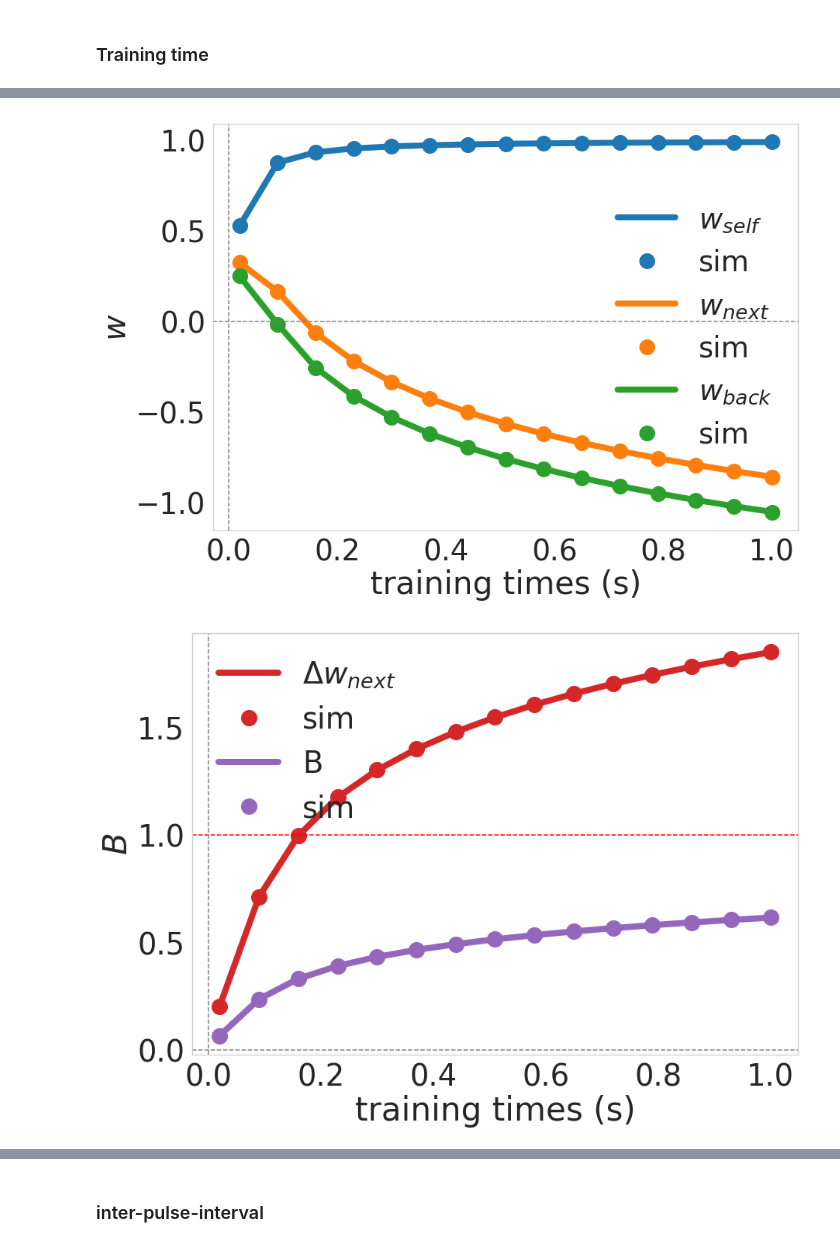
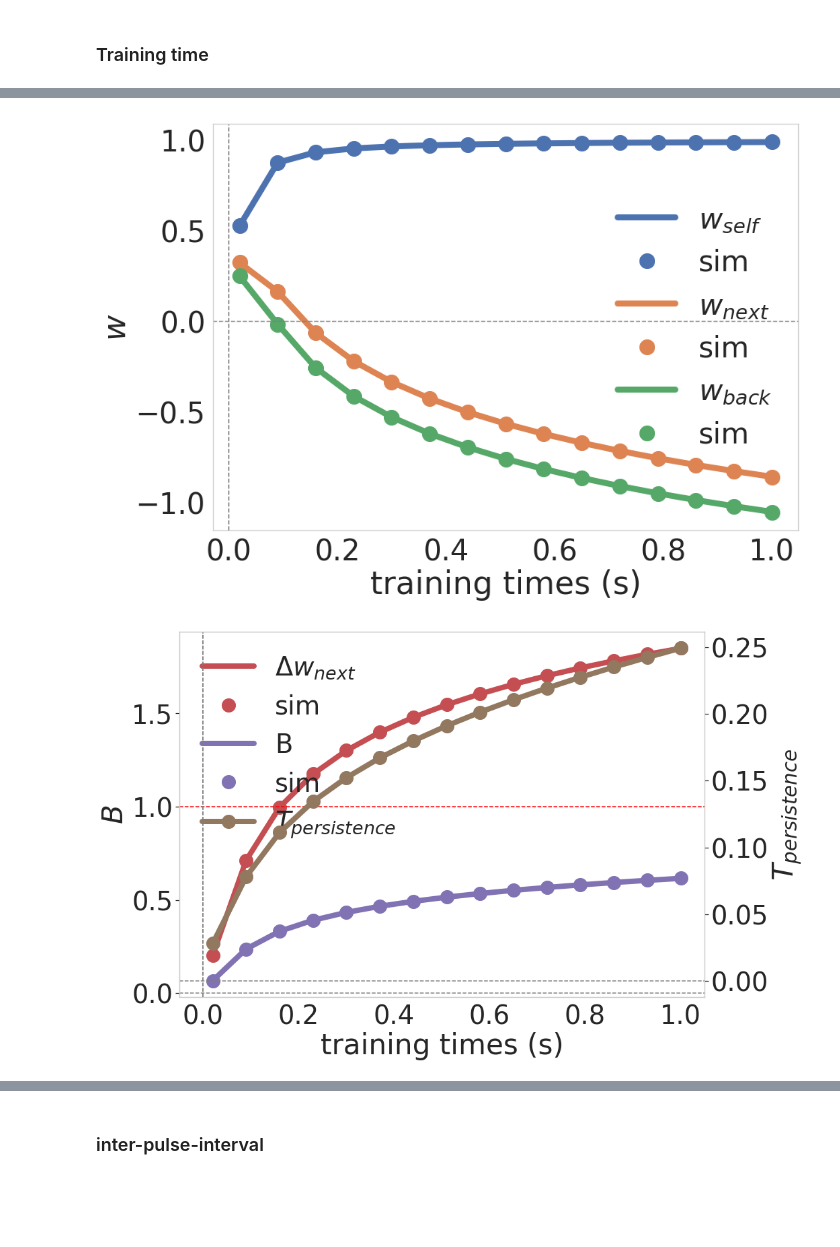
Before and after one commit to h-mayorquin/sequence_learning_paper, a Jupyter notebook: jupyter/2018-09-06(Weights with homogenous protocol graph).ipynb, the cells around one changed output, grey strips where cells are left out. Saved outputs shown, nothing was run; the diff lists cells and outputs as text; code cells hidden in the pictures; blank space fills up the shorter version.

```diff
--- a/jupyter/2018-09-06(Weights with homogenous protocol graph).ipynb
+++ b/jupyter/2018-09-06(Weights with homogenous protocol graph).ipynb
@@ -89,15 +92,17 @@ def calculate_relevant_connectivities(w_dic, manager):
 values_to_save_string = ['w_self_theo', 'w_self_sim', 'w_next_theo', 'w_next_sim',
                          'w_rest_ahead_theo', 'w_rest_ahead_sim', 'w_back_theo', 'w_back_sim',
                          'w_rest_back_theo', 'w_rest_back_sim', 'w_next_diff_theo', 'w_next_diff_sim',
-                         'B_theo', 'B_sim']
+                         'B_theo', 'B_sim', 'T_per']
 
 values_to_plot_string1 = ['w_self', 'w_next', 'w_back']
 values_to_plot_string2 = ['w_next_diff',  'B']
 values_to_plot_string_rest = ['w_rest_back', 'w_rest_ahead']
+values_to_plot_time = ['T_per']
 
 labels_dic = {'w_self': r'$w_{self}$', 'w_next':r'$w_{next}$', 'w_rest':r'$w_{rest}$', 'w_back':r'$w_{back}$',
               'w_next_diff':r'$\Delta w_{next}$', 'B': 'B',
-              'w_rest_ahead':r'$w_{rest_{ahead}}$', 'w_rest_back': r'$w_{rest_{back}}$'}
+              'w_rest_ahead':r'$w_{rest_{ahead}}$', 'w_rest_back': r'$w_{rest_{back}}$',
+              'T_per':r'$T_{persistence}$'}
 # %% [markdown]
 #### Calculate connectivities
 # %%
@@ -105,7 +110,7 @@ def calculate_connectivites(tt, ipi, tau_z_pre, tau_z_post=0.005):
 
     strict_maximum = True
 
-    g_a = 1.0
+    g_a = g_a_big
     g_I = 10.0
     tau_a = 0.250
     G = 1.0
@@ -223,7 +228,7 @@ def plot_B(results_dictionary, ax=None, legend=True, x_label=True, y_label=True,
     if y_label:
         ax.set_ylabel(r'$B$')
 
-    ax.axhline(1.0, ls='--', color='red')
+    ax.axhline(1.0, ls='--', color='gray')
     ax.axhline(0, ls='--', color='gray')
     ax.axvline(0, ls='--', color='gray')
 
@@ -261,3 +268,27 @@ def plot_rest_weights(results_dictionary, ax=None, legend=True, x_label=True, y_
+# %%
+def plot_persistent_times(results_dictionary, ax=None, legend=True, x_label=True, y_label=True):
+    values_to_plot_string = values_to_plot_time
+    if ax is None:
+        fig = plt.figure()
+        ax = fig.add_subplot(111)
+
+    x_vector = results_dictionary['input']
+    xlabel = results_dictionary['xlabel']
+    for index, value in enumerate(values_to_plot_string):
+        label = labels_dic[value]
+        ax.plot(x_vector, results_dictionary[value], '-o', color=colors[index + 5], ms=ms, lw=lw, label=label)
+
+    if x_label:
+        ax.set_xlabel(xlabel)
+    if y_label:
+        ax.set_ylabel(r'$T_{persistence}$')
+    ax.axhline(0, ls='--', color='gray')
+    ax.axvline(0, ls='--', color='gray')
+
+    if legend:
+        ax.legend(frameon=False)
+
+    return ax
 # %% [markdown]
 # Characterising weights and B
 # %% [markdown]
@@ -408,8 +437,13 @@ Wall time: 14 s
 # %%
 results_dictionary = tt_dictionary
 plot_weights(results_dictionary)
-plot_B(results_dictionary, ax=None, legend=True);
+ax = plot_B(results_dictionary, ax=None, legend=False)
+axt = ax.twinx()
+axt = plot_persistent_times(results_dictionary, ax=axt, legend=False);
+h1, l1 = ax.get_legend_handles_labels()
+h2, l2 = axt.get_legend_handles_labels()
+ax.legend(h1+h2, l1+l2, frameon=False)
 plot_rest_weights(results_dictionary, ax=None, legend=True);
 # %% [output]
-[figure, old version]
+[figure, new version]
-[figure, old version]
+[figure, new version]
```
Also changed, not shown: parts of 12 cells of this notebook, 6 other files.
